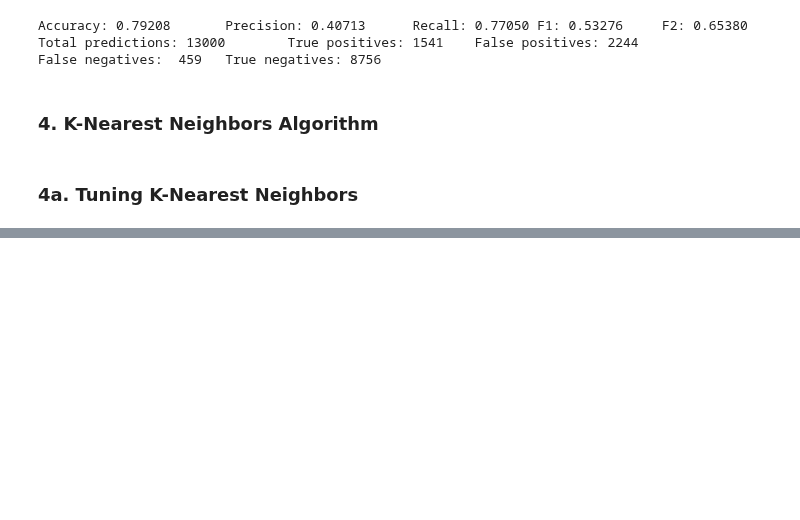
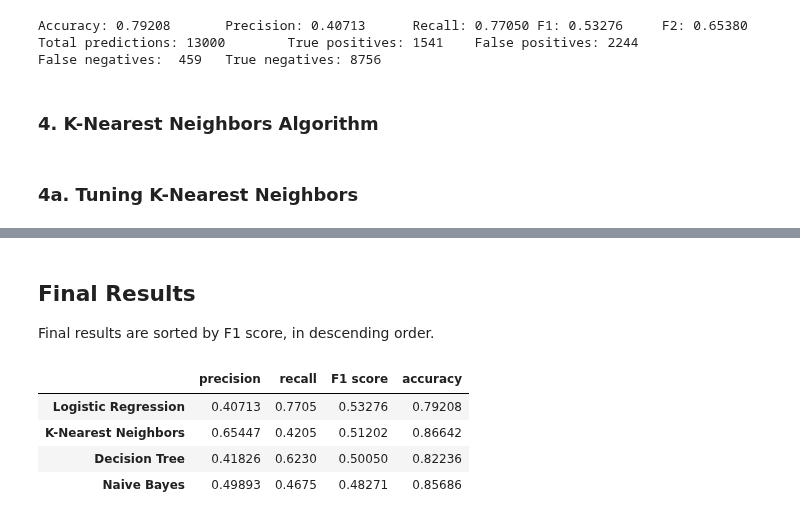
Before and after one commit to marty-vanhoof/Identifying_Fraud_from_Enron_Data, a Jupyter notebook: enron_report.ipynb, the cells around one changed output, grey strips where cells are left out. Cells and saved outputs as stored; diff of their text form; code cells hidden in the pictures; blank space fills up the shorter version.

```diff
--- a/enron_report.ipynb
+++ b/enron_report.ipynb
@@ -892,0 +898,32 @@ list(range(1,17,3))
+# %%
+estimators = [nb_clf, dt_clf, lg_clf, knn_clf]
+all_features = [nb_best_features, dt_best_features, lg_best_features, knn_best_features]
+
+def get_final_results(estimators, all_features):
+    '''
+    Put all the important results into one nice dataframe.
+    '''
+    results = []
+    for estimator, f_list in zip(estimators, all_features):
+        result = test_classifier(estimator, new_data_dict, f_list, to_print=False)
+        results.append(result)
+
+    results_df = pd.DataFrame(results,
+                              columns=['precision', 'recall', 'F1 score', 'accuracy'],
+                              index = ['Naive Bayes', 'Decision Tree', 'Logistic Regression', 'K-Nearest Neighbors'])
+
+    results_df.sort_values(by=['F1 score'], inplace=True, ascending=False)
+    display(results_df)
+# %% [markdown]
+<a id="final_results"></a>
+## Final Results
+
+Final results are sorted by F1 score, in descending order.
+# %%
+get_final_results(estimators, all_features)
+# %% [output]
+|  | precision | recall | F1 score | accuracy |
+| Logistic Regression | 0.40713 | 0.7705 | 0.53276 | 0.79208 |
+| K-Nearest Neighbors | 0.65447 | 0.4205 | 0.51202 | 0.86642 |
+| Decision Tree | 0.41826 | 0.6230 | 0.50050 | 0.82236 |
+| Naive Bayes | 0.49893 | 0.4675 | 0.48271 | 0.85686 |
```
Also changed, not shown: parts of 9 cells of this notebook.
